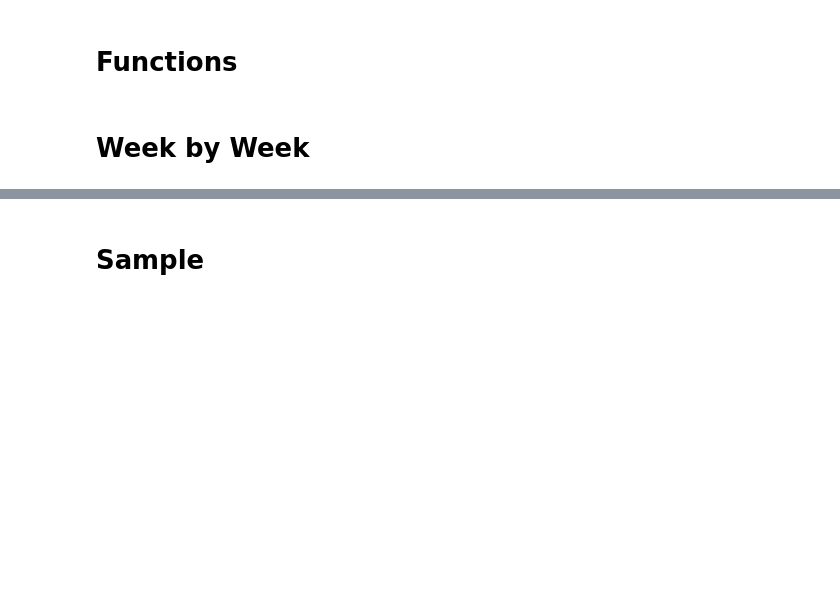
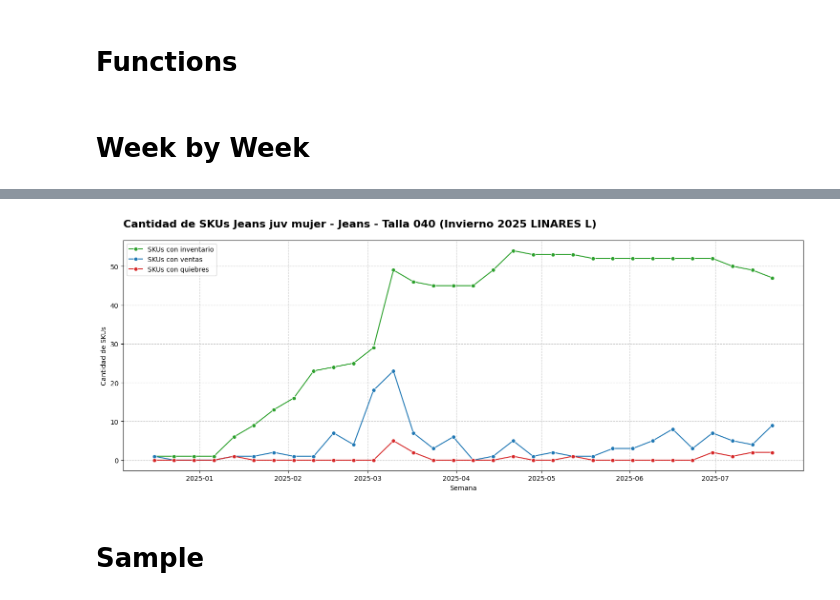
Before and after one commit to bi-retail-tricot/forecast, a Jupyter notebook: notebooks/01_EDA.ipynb, the cells around one changed output, grey strips where cells are left out. Drawn from its saved outputs; the diff is of its cells as text; code cells hidden in the pictures; blank space fills up the shorter version.

```diff
--- a/notebooks/01_EDA.ipynb
+++ b/notebooks/01_EDA.ipynb
@@ -191,3 +279,66 @@ plt.show()
+# %%
+weekly_store_category_season_sku_sales = summarize_weekly_sales(weekly_sales_sample,
+                                                 grouping_cols=['nombre_temporada', 'ano_temporada','nombre_depto','nombre_linea','nom_talla',
+                                                                'nombre_sucursal','cod_sucursal', 'cod_ano_comercial', 'cod_semana'])
+
+dept = 'Jeans juv mujer'
+line = 'Jeans'
+talla = '040'
+
+weekly_store_category_season_sku_sales_dept = weekly_store_category_season_sku_sales[weekly_store_category_season_sku_sales['nombre_depto'] == dept]
+weekly_store_category_season_sku_sales_dept = weekly_store_category_season_sku_sales_dept[weekly_store_category_season_sku_sales_dept['nombre_linea'] == line]
+weekly_store_category_season_sku_sales_dept = weekly_store_category_season_sku_sales_dept[weekly_store_category_season_sku_sales_dept['nom_talla'] == talla]
+
+plt.figure(figsize=(15, 6))
+
+store_name = weekly_store_category_season_sku_sales_dept['nombre_sucursal'].unique()[0]
+
+sns.lineplot(
+    data=weekly_store_category_season_sku_sales_dept,
+    x='date',
+    y='sku_with_inventory',
+    marker='o',
+    label='SKUs con inventario',
+    color='tab:green'
+)
+
+sns.lineplot(
+    data=weekly_store_category_season_sku_sales_dept,
+    x='date',
+    y='sku_with_sales',
+    marker='o',
+    label='SKUs con ventas',
+    color='tab:blue'
+)
+
+sns.lineplot(
+    data=weekly_store_category_season_sku_sales_dept,
+    x='date',
+    y='sku_with_stockout',
+    marker='o',
+    label='SKUs con quiebres',
+    color='tab:red'
+)
+
+plt.title(f'Cantidad de SKUs {dept} - {line} - Talla {talla} ({season_store} {season_year_store} {store_name})',
+          fontsize=16,
+          fontweight='bold',
+          loc='left',
+          pad=20)
+
+plt.xlabel('Semana')
+plt.ylabel('Cantidad de SKUs')
+plt.xticks(rotation=0,
+           ha='center',
+           fontsize=10)
+
+plt.grid(linestyle='--', alpha=0.7, which='both', axis='both')
+
+plt.legend()
+plt.tight_layout()
+plt.show()
+# %% [output]
+[figure, added]
 # %% [markdown]
 # Sample
 # %%
```
Also changed, not shown: parts of 17 cells of this notebook, 24 other files.
